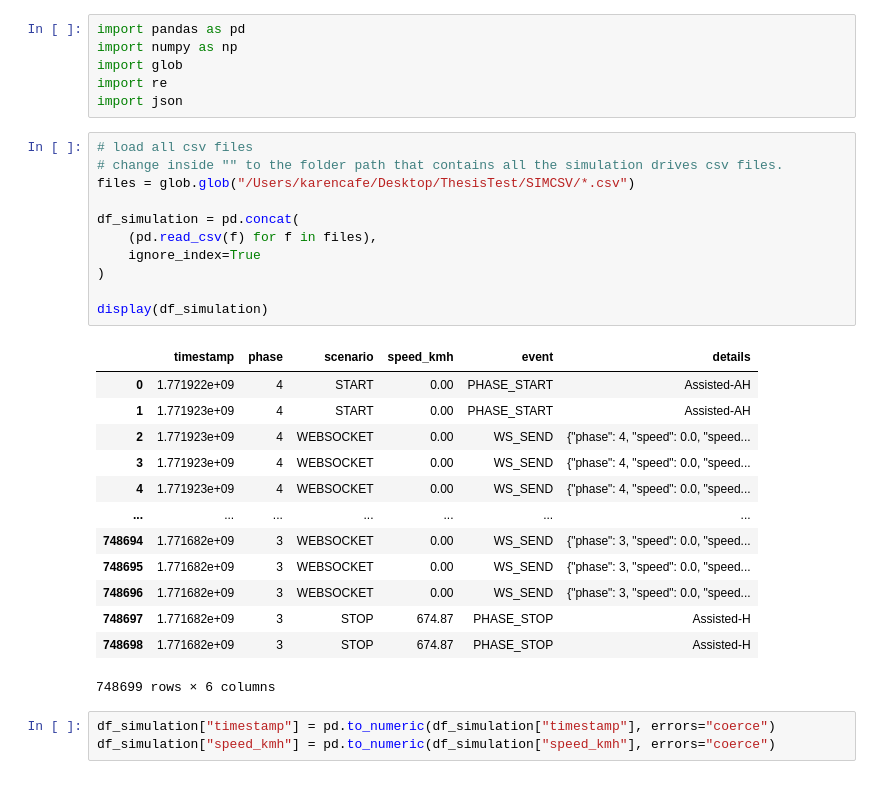
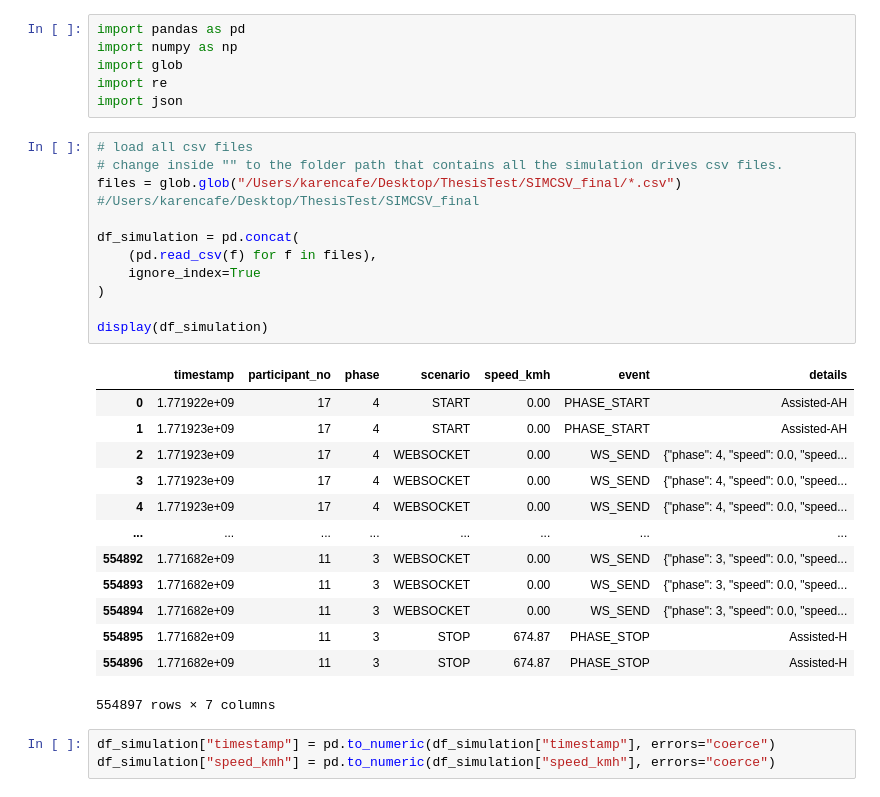
Before and after one commit to KeirAAAlcantara/SimAnalysis, a Jupyter notebook: SimData.ipynb, the cells around one changed output. Saved outputs shown, nothing was run; the diff lists cells and outputs as text.

```diff
--- a/SimData.ipynb
+++ b/SimData.ipynb
@@ -63,28 +63,29 @@ import json
 # %%
 # load all csv files
 # change inside "" to the folder path that contains all the simulation drives csv files.
-files = glob.glob("/Users/karencafe/Desktop/ThesisTest/SIMCSV/*.csv")
+files = glob.glob("/Users/karencafe/Desktop/ThesisTest/SIMCSV_final/*.csv")
+#/Users/karencafe/Desktop/ThesisTest/SIMCSV_final
 
 df_simulation = pd.concat(
     (pd.read_csv(f) for f in files),
     ignore_index=True
 )
 
 display(df_simulation)
 # %% [output]
-|  | timestamp | phase | scenario | speed_kmh | event | details |
-| 0 | 1.771922e+09 | 4 | START | 0.00 | PHASE_START | Assisted-AH |
-| 1 | 1.771923e+09 | 4 | START | 0.00 | PHASE_START | Assisted-AH |
-| 2 | 1.771923e+09 | 4 | WEBSOCKET | 0.00 | WS_SEND | {"phase": 4, "speed": 0.0, "speed... |
-| 3 | 1.771923e+09 | 4 | WEBSOCKET | 0.00 | WS_SEND | {"phase": 4, "speed": 0.0, "speed... |
-| 4 | 1.771923e+09 | 4 | WEBSOCKET | 0.00 | WS_SEND | {"phase": 4, "speed": 0.0, "speed... |
-| ... | ... | ... | ... | ... | ... | ... |
-| 748694 | 1.771682e+09 | 3 | WEBSOCKET | 0.00 | WS_SEND | {"phase": 3, "speed": 0.0, "speed... |
-| 748695 | 1.771682e+09 | 3 | WEBSOCKET | 0.00 | WS_SEND | {"phase": 3, "speed": 0.0, "speed... |
-| 748696 | 1.771682e+09 | 3 | WEBSOCKET | 0.00 | WS_SEND | {"phase": 3, "speed": 0.0, "speed... |
-| 748697 | 1.771682e+09 | 3 | STOP | 674.87 | PHASE_STOP | Assisted-H |
-| 748698 | 1.771682e+09 | 3 | STOP | 674.87 | PHASE_STOP | Assisted-H |
+|  | timestamp | participant_no | phase | scenario | speed_kmh | event | details |
+| 0 | 1.771922e+09 | 17 | 4 | START | 0.00 | PHASE_START | Assisted-AH |
+| 1 | 1.771923e+09 | 17 | 4 | START | 0.00 | PHASE_START | Assisted-AH |
+| 2 | 1.771923e+09 | 17 | 4 | WEBSOCKET | 0.00 | WS_SEND | {"phase": 4, "speed": 0.0, "speed... |
+| 3 | 1.771923e+09 | 17 | 4 | WEBSOCKET | 0.00 | WS_SEND | {"phase": 4, "speed": 0.0, "speed... |
+| 4 | 1.771923e+09 | 17 | 4 | WEBSOCKET | 0.00 | WS_SEND | {"phase": 4, "speed": 0.0, "speed... |
+| ... | ... | ... | ... | ... | ... | ... | ... |
+| 554892 | 1.771682e+09 | 11 | 3 | WEBSOCKET | 0.00 | WS_SEND | {"phase": 3, "speed": 0.0, "speed... |
+| 554893 | 1.771682e+09 | 11 | 3 | WEBSOCKET | 0.00 | WS_SEND | {"phase": 3, "speed": 0.0, "speed... |
+| 554894 | 1.771682e+09 | 11 | 3 | WEBSOCKET | 0.00 | WS_SEND | {"phase": 3, "speed": 0.0, "speed... |
+| 554895 | 1.771682e+09 | 11 | 3 | STOP | 674.87 | PHASE_STOP | Assisted-H |
+| 554896 | 1.771682e+09 | 11 | 3 | STOP | 674.87 | PHASE_STOP | Assisted-H |
-748699 rows × 6 columns
+554897 rows × 7 columns
 # %%
 df_simulation["timestamp"] = pd.to_numeric(df_simulation["timestamp"], errors="coerce")
 df_simulation["speed_kmh"] = pd.to_numeric(df_simulation["speed_kmh"], errors="coerce")
```
Also changed, not shown: parts of 17 cells of this notebook, 6 other files.
